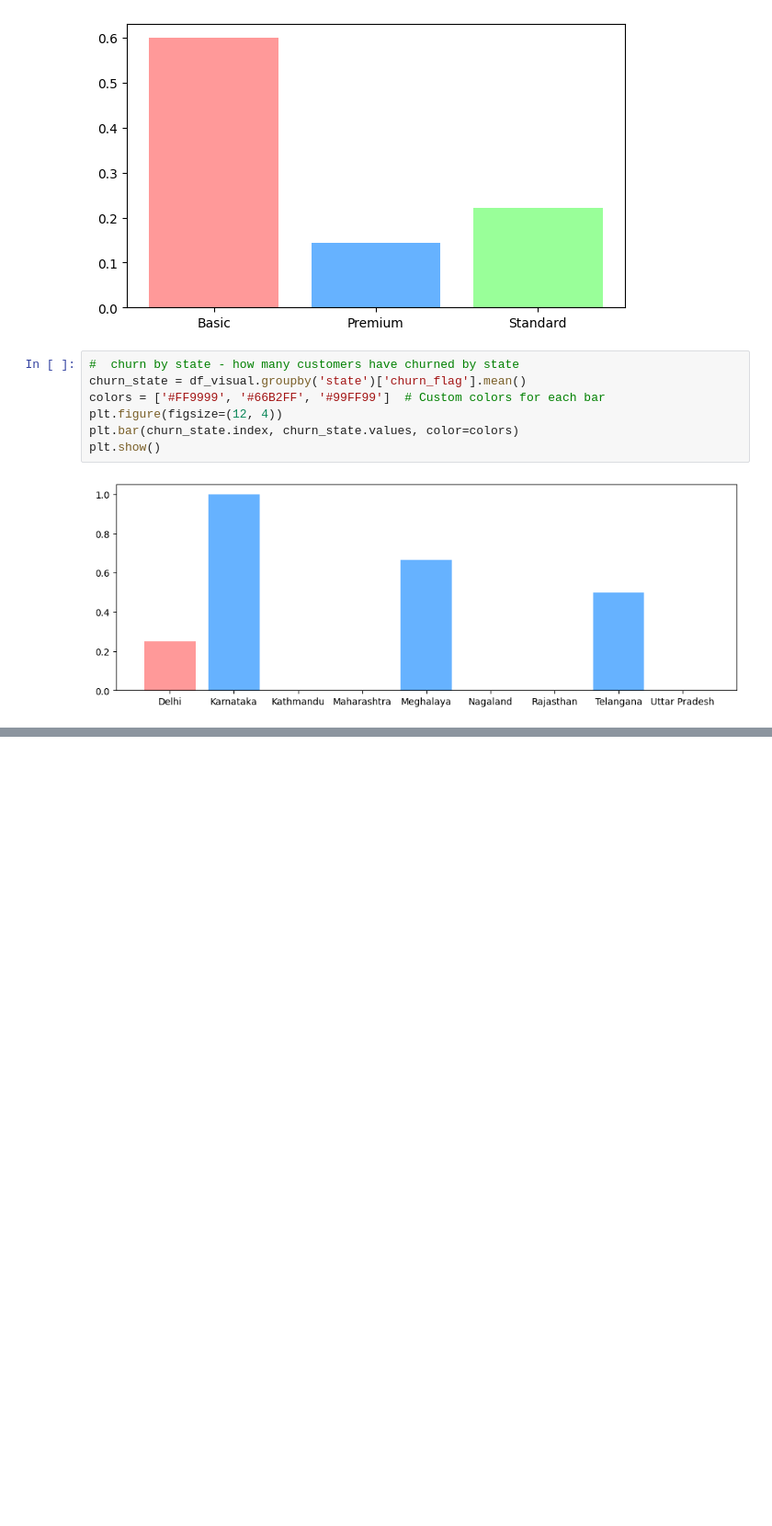
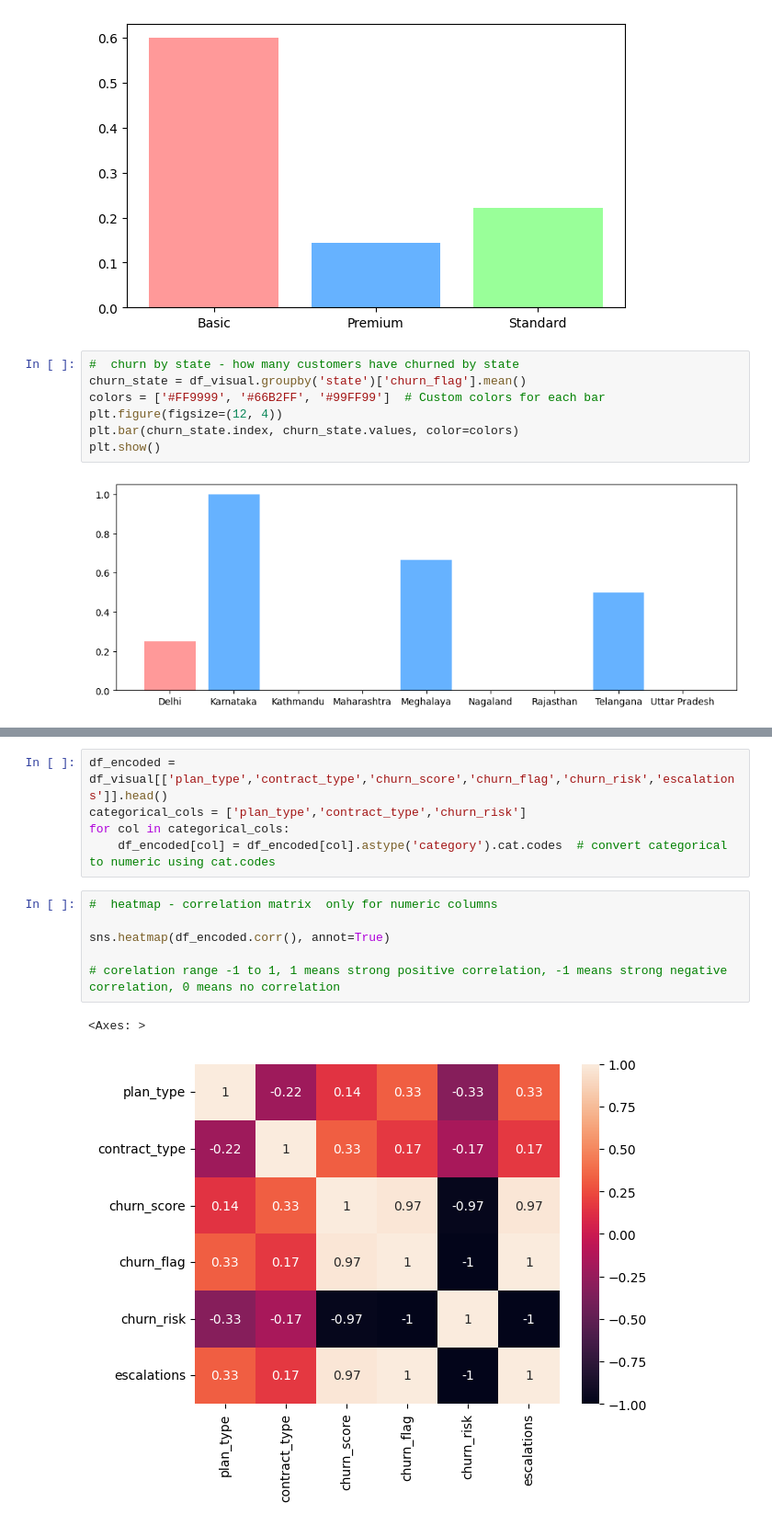
Before and after one commit to predictor450v/churn_analysis_project, a Jupyter notebook: churn.ipynb, the cells around one changed output, grey strips where cells are left out. Shown at 92% size. Drawn from its saved outputs; the diff is of its cells as text; blank space fills up the shorter version.

Commit message:
heatmap using seaborn

```diff
--- a/churn.ipynb
+++ b/churn.ipynb
@@ -676,0 +710,14 @@ plt.show()
+# %%
+df_encoded = df_visual[['plan_type','contract_type','churn_score','churn_flag','churn_risk','escalations']].head()
+categorical_cols = ['plan_type','contract_type','churn_risk']
+for col in categorical_cols:
+    df_encoded[col] = df_encoded[col].astype('category').cat.codes  # convert categorical to numeric using cat.codes
+# %%
+#  heatmap - correlation matrix  only for numeric columns
+
+sns.heatmap(df_encoded.corr(), annot=True)
+
+# corelation range -1 to 1, 1 means strong positive correlation, -1 means strong negative correlation, 0 means no correlation
+# %% [output]
+<Axes: >
+[figure, added]
```
Also changed, not shown: parts of 4 cells of this notebook.
